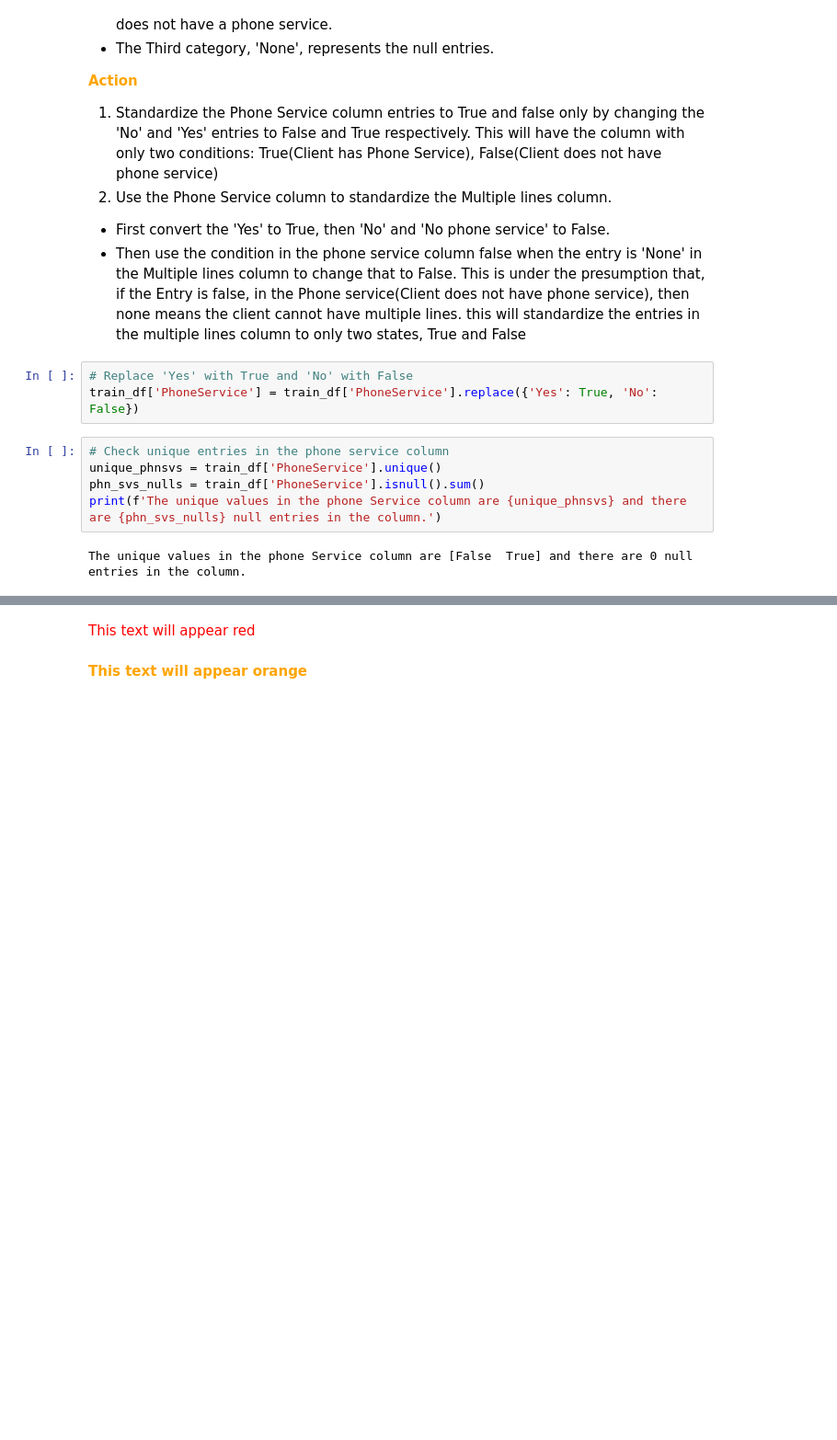
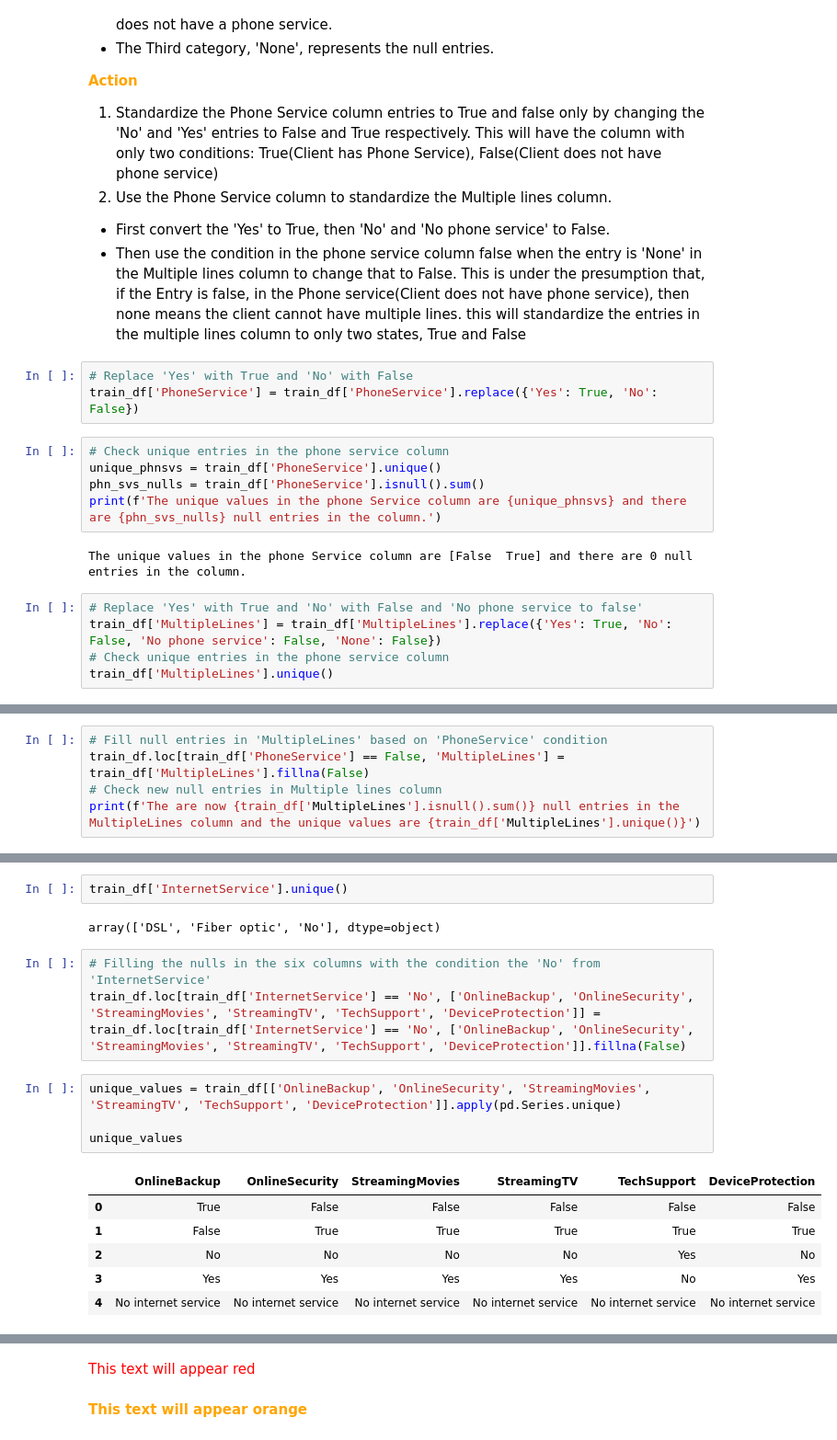
Before and after one commit to wamathaiwandeto/Customer-Churn-Prediction, a Jupyter notebook: churn.ipynb, the cells around one changed output, grey strips where cells are left out. Shown at 92% size. Saved outputs shown, nothing was run; the diff lists cells and outputs as text; blank space fills up the shorter version.

```diff
--- a/churn.ipynb
+++ b/churn.ipynb
@@ -288,3 +288,8 @@ phn_svs_nulls = train_df['PhoneService'].isnull().sum()
 print(f'The unique values in the phone Service column are {unique_phnsvs} and there are {phn_svs_nulls} null entries in the column.')
 # %% [output]
 The unique values in the phone Service column are [False  True] and there are 0 null entries in the column.
+# %%
+# Replace 'Yes' with True and 'No' with False and 'No phone service to false'
+train_df['MultipleLines'] = train_df['MultipleLines'].replace({'Yes': True, 'No': False, 'No phone service': False, 'None': False})
+# Check unique entries in the phone service column
+train_df['MultipleLines'].unique()
@@ -290,0 +298,5 @@ The unique values in the phone Service column are [False  True] and there are 0
+# %%
+# Fill null entries in 'MultipleLines' based on 'PhoneService' condition
+train_df.loc[train_df['PhoneService'] == False, 'MultipleLines'] = train_df['MultipleLines'].fillna(False)
+# Check new null entries in Multiple lines column
+print(f'The are now {train_df['MultipleLines'].isnull().sum()} null entries in the MultipleLines column and the unique values are {train_df['MultipleLines'].unique()}')
@@ -290,0 +329,18 @@ The unique values in the phone Service column are [False  True] and there are 0
+# %%
+train_df['InternetService'].unique()
+# %% [output]
+array(['DSL', 'Fiber optic', 'No'], dtype=object)
+# %%
+# Filling the nulls in the six columns with the condition the 'No' from 'InternetService'
+train_df.loc[train_df['InternetService'] == 'No', ['OnlineBackup', 'OnlineSecurity', 'StreamingMovies', 'StreamingTV', 'TechSupport', 'DeviceProtection']] = train_df.loc[train_df['InternetService'] == 'No', ['OnlineBackup', 'OnlineSecurity', 'StreamingMovies', 'StreamingTV', 'TechSupport', 'DeviceProtection']].fillna(False)
+# %%
+unique_values = train_df[['OnlineBackup', 'OnlineSecurity', 'StreamingMovies', 'StreamingTV', 'TechSupport', 'DeviceProtection']].apply(pd.Series.unique)
+
+unique_values
+# %% [output]
+|  | OnlineBackup | OnlineSecurity | StreamingMovies | StreamingTV | TechSupport | DeviceProtection |
+| 0 | True | False | False | False | False | False |
+| 1 | False | True | True | True | True | True |
+| 2 | No | No | No | No | Yes | No |
+| 3 | Yes | Yes | Yes | Yes | No | Yes |
+| 4 | No internet service | No internet service | No internet service | No internet service | No internet service | No internet service |
```
Also changed, not shown: parts of 6 cells of this notebook.
